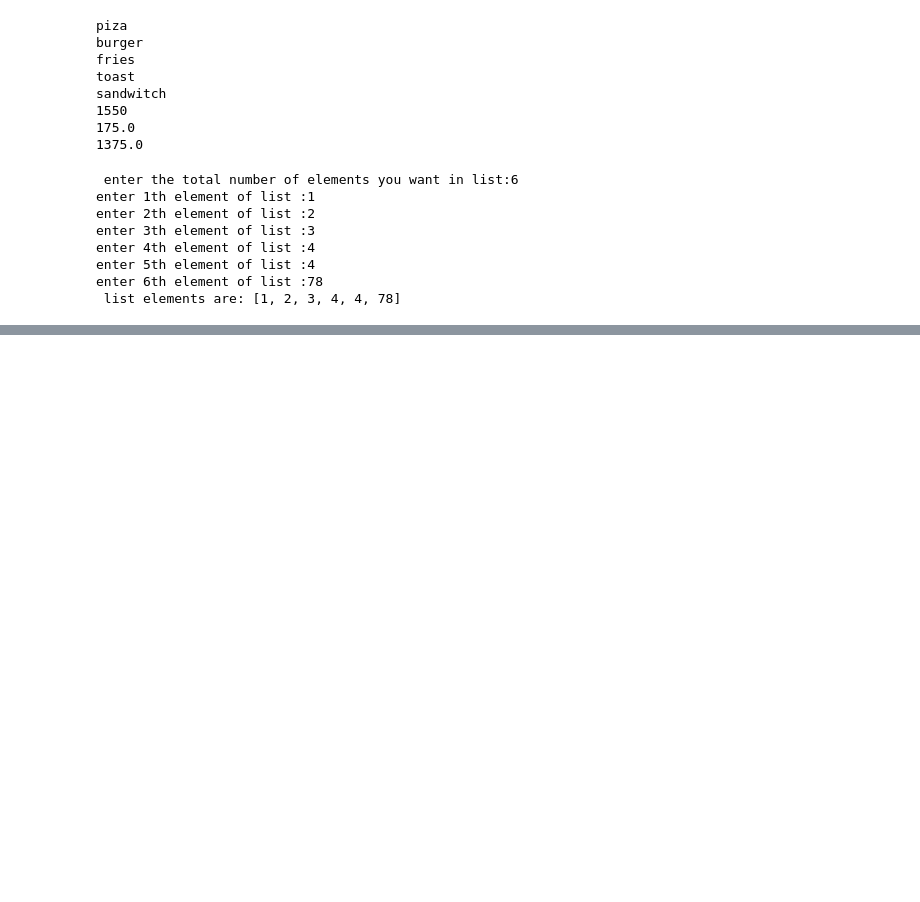
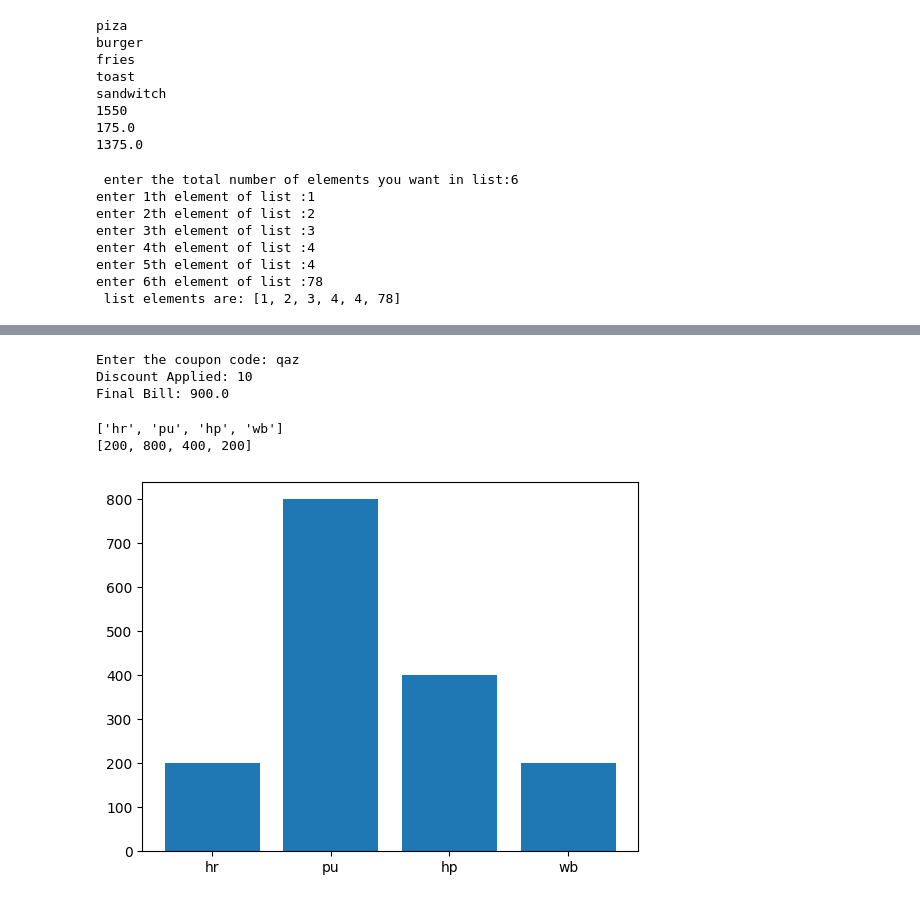
Before and after one commit to alphasinghsingh/Data_Science, a Jupyter notebook: Untitled2.ipynb, the cells around one changed output, grey strips where cells are left out. Saved outputs shown, nothing was run; the diff lists cells and outputs as text; code cells hidden in the pictures; blank space fills up the shorter version.

```diff
--- a/Untitled2.ipynb
+++ b/Untitled2.ipynb
@@ -117,0 +215,56 @@ enter 6th element of list :78
+# %%
+coupon_codes = ["qaz", "wsx", "wa"]
+coupon_per = [10, 20, 30]
+pay_bill = 1000
+
+coupon_code = input("Enter the coupon code: ")
+
+if coupon_code in coupon_codes:
+    index = coupon_codes.index(coupon_code)
+    discount = pay_bill * coupon_per[index] / 100
+    final_bill = pay_bill - discount
+    print("Discount Applied:", coupon_per[index])
+    print("Final Bill:", final_bill)
+else:
+    print("Invalid Coupon Code")
+# %% [output]
+Enter the coupon code: qaz
+Discount Applied: 10
+Final Bill: 900.0
+# %%
+import matplotlib.pyplot as plt
+import pandas as pd
+cname=["alpha", "beta","gamma","delta","eagle"]
+product=["shirt","pants","wmachine","fridge","tv"]
+price=[200,300,400,500,200]
+state=["hr","pu","hp","pu","wb"]
+gender=["m","m","f","f","f"]
+#print(cname)
+#print(product)
+#print(price)
+#print(state)
+#print(gender)
+unique_state = []
+state_wise_sale =[]
+for i in state:
+  if i not in unique_state:
+    unique_state.append(i)
+    state_wise_sale.append(0)
+print(unique_state)
+#print(state_wise_sale)
+
+for i in range(len(state)):
+ index= unique_state.index(state[i])
+ state_wise_sale[index]= state_wise_sale[index] + price[i]
+print(state_wise_sale)
+plt.bar(unique_state,state_wise_sale)
+plt.show()
+#plt.bar(unique_state,product)
+#plt.show()
+for i in range(len(state)) :
+  if i not in unique_state:
+    unique_state.append(i)
+# %% [output]
+['hr', 'pu', 'hp', 'wb']
+[200, 800, 400, 200]
+[figure, added]
```
Also changed, not shown: parts of 5 cells of this notebook.
